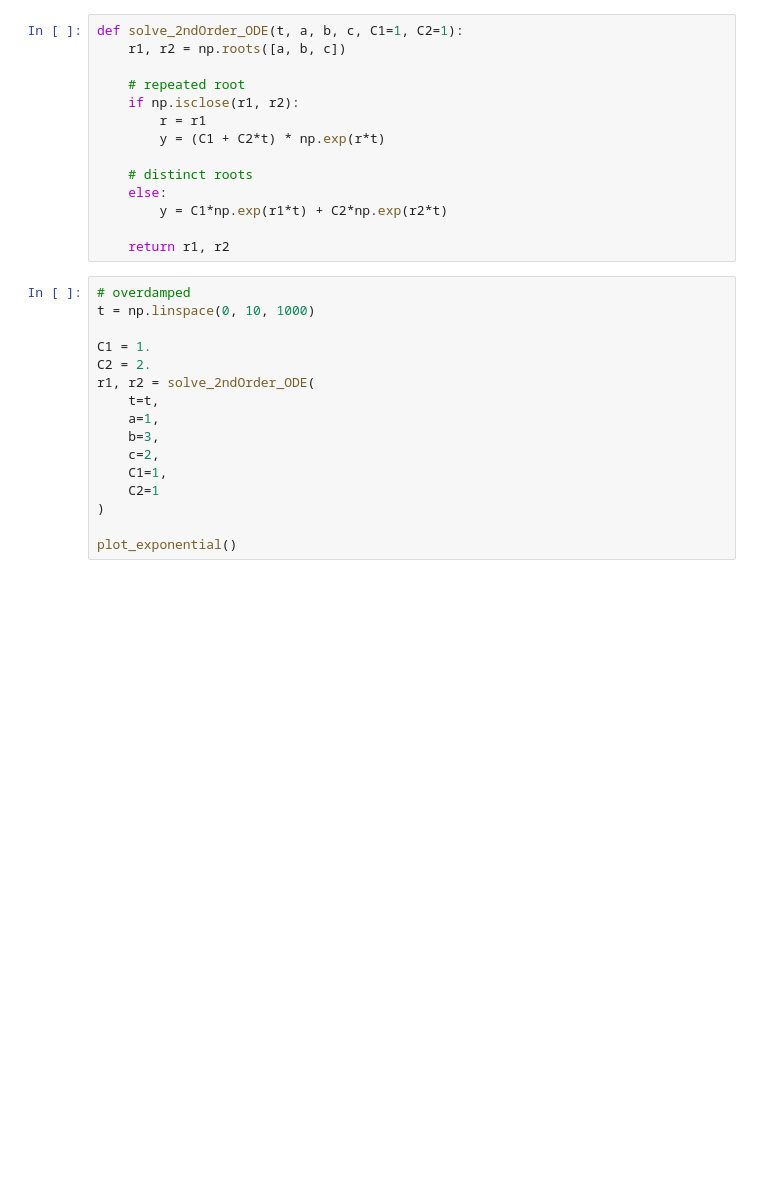
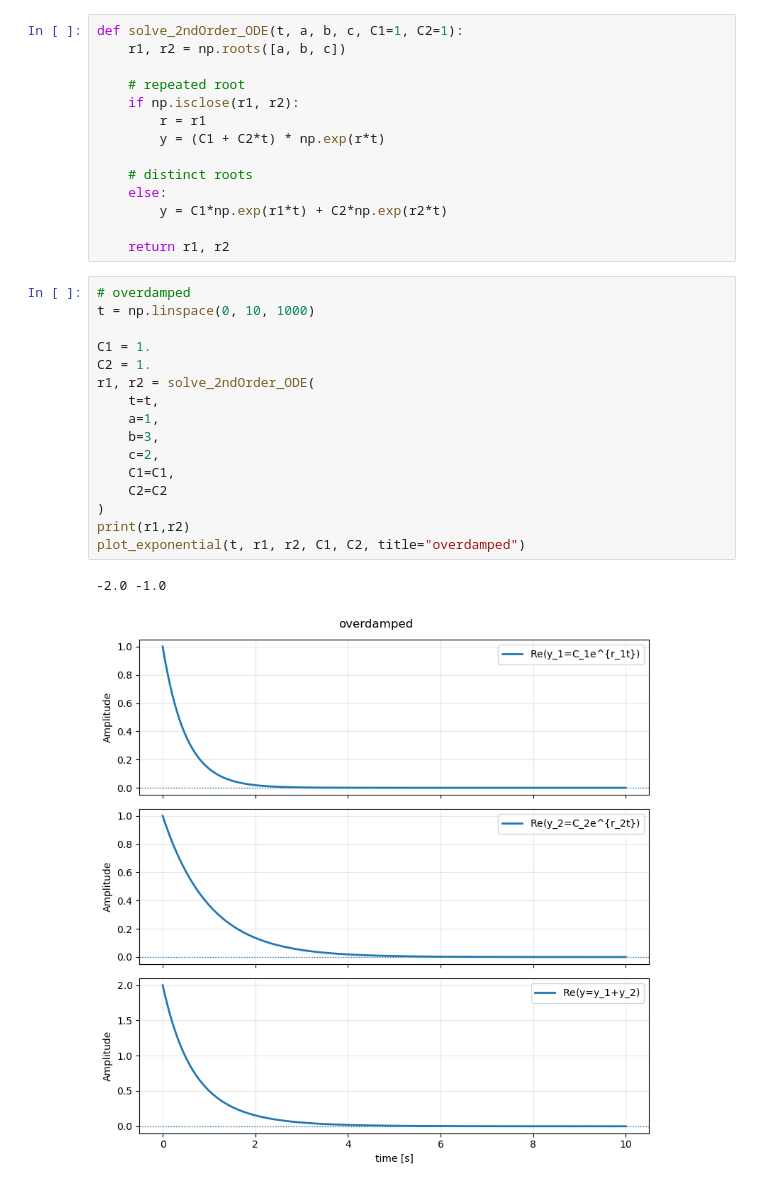
Before and after one commit to eragasa/physkit, a Jupyter notebook: notebooks/math/periodic.behavior.ipynb, the cells around one changed output. Drawn from its saved outputs; the diff is of its cells as text; blank space fills up the shorter version.

```diff
--- a/notebooks/math/periodic.behavior.ipynb
+++ b/notebooks/math/periodic.behavior.ipynb
@@ -112,16 +169,19 @@ def solve_2ndOrder_ODE(t, a, b, c, C1=1, C2=1):
 # %%
 # overdamped
 t = np.linspace(0, 10, 1000)
 
 C1 = 1.
-C2 = 2.
+C2 = 1.
 r1, r2 = solve_2ndOrder_ODE(
     t=t,
     a=1,
     b=3,
     c=2,
-    C1=1,
-    C2=1
+    C1=C1,
+    C2=C2
 )
-
-plot_exponential()
+print(r1,r2)
+plot_exponential(t, r1, r2, C1, C2, title="overdamped")
+# %% [output]
+-2.0 -1.0
+[figure, added]
```
Also changed, not shown: parts of 10 cells of this notebook, 5 other files.
